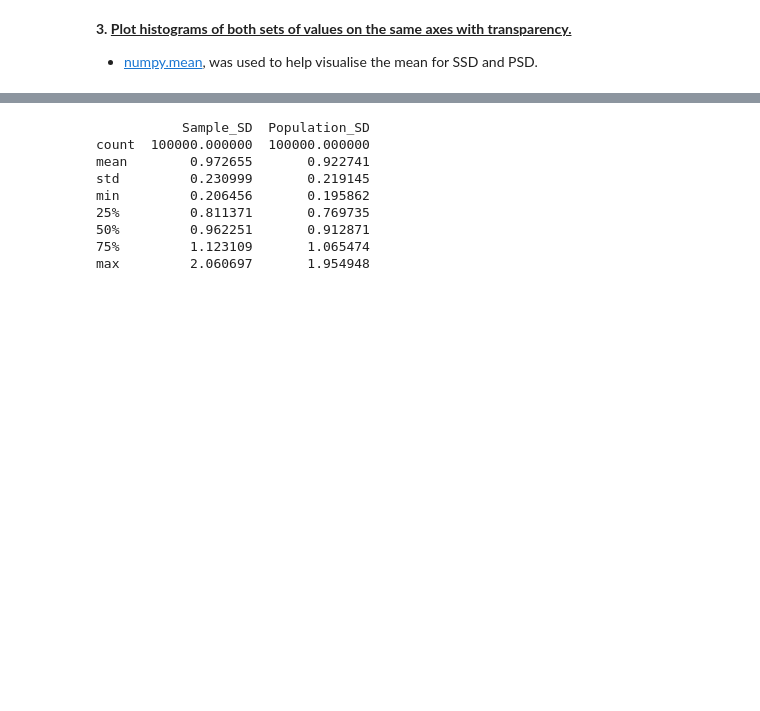
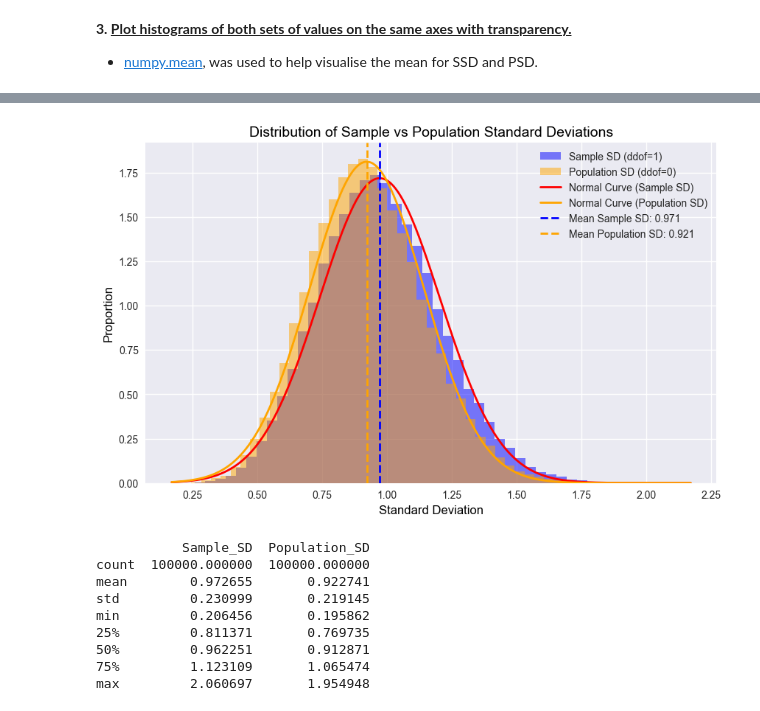
Before and after one commit to Laura6826/applied-statistics-8651, a Jupyter notebook: problems.ipynb, the cells around one changed output, grey strips where cells are left out. Saved outputs shown, nothing was run; the diff lists cells and outputs as text; code cells hidden in the pictures; blank space fills up the shorter version.

Commit message:
Modified P2 histograme to put a normal curve on both SSD and PSD

```diff
--- a/problems.ipynb
+++ b/problems.ipynb
@@ -563,3 +519,77 @@ plt.show()
+# %%
+import numpy as np
+import matplotlib.pyplot as plt
+from scipy.stats import norm
+
+# Compute mean and std for population distribution
+# np.mean → arithmetic mean of array
+# np.std(..., ddof=0) → population standard deviation (divide by N)
+# Reference: https://numpy.org/doc/stable/reference/generated/numpy.mean.html
+#            https://numpy.org/doc/stable/reference/generated/numpy.std.html
+mean_sample = np.mean(sample_sd)
+std_sample = np.std(sample_sd, ddof=1)
+
+mean_population = np.mean(population_sd)
+std_population = np.std(population_sd, ddof=0)
+
+# Compute mean and std for sample distribution
+# ddof=1 → sample standard deviation (divide by N-1)
+mean_sample = np.mean(sample_sd)
+std_sample = np.std(sample_sd, ddof=1)
+
+# Set plot style for cleaner visuals
+# Reference: https://matplotlib.org/stable/tutorials/introductory/customizing.html#using-style-sheets
+plt.style.use('seaborn-v0_8')
+
+# Create figure with specified size
+# Reference: https://matplotlib.org/stable/api/_as_gen/matplotlib.pyplot.figure.html
+plt.figure(figsize=(10, 6))
+
+# Plot normalized histograms (proportions)
+# bins=50 → number of intervals
+# alpha=0.5 → transparency
+# density=True → normalize histogram to proportions (area = 1)
+# Reference: https://matplotlib.org/stable/api/_as_gen/matplotlib.pyplot.hist.html
+plt.hist(sample_sd, bins=50, alpha=0.5, label='Sample SD (ddof=1)', color='blue', density=True)
+plt.hist(population_sd, bins=50, alpha=0.5, label='Population SD (ddof=0)', color='orange', density=True)
+
+# Generate x values for normal curves
+# np.linspace → evenly spaced values across range
+# Reference: https://numpy.org/doc/stable/reference/generated/numpy.linspace.html
+x = np.linspace(min(min(sample_sd), min(population_sd)),
+                max(max(sample_sd), max(population_sd)), 1000)
+
+# Normal distribution curve for sample SD
+# norm.pdf → probability density function of normal distribution
+# Reference: https://docs.scipy.org/doc/scipy/reference/generated/scipy.stats.norm.html
+y_sample = norm.pdf(x, loc=mean_sample, scale=std_sample)
+plt.plot(x, y_sample, 'r-', linewidth=2, label='Normal Curve (Sample SD)')
+
+# Normal distribution curve for population SD
+y_pop = norm.pdf(x, loc=mean_population, scale=std_population)
+plt.plot(x, y_pop, 'orange', linewidth=2, label='Normal Curve (Population SD)')
+
+# Add mean lines for both distributions
+# axvline → vertical line at given x-value
+# Reference: https://matplotlib.org/stable/api/_as_gen/matplotlib.pyplot.axvline.html
+plt.axvline(mean_sample, color='blue', linestyle='dashed', linewidth=2,
+            label=f'Mean Sample SD: {mean_sample:.3f}')
+plt.axvline(mean_population, color='orange', linestyle='dashed', linewidth=2,
+            label=f'Mean Population SD: {mean_population:.3f}')
+
+# Add title and labels
+# Reference: https://matplotlib.org/stable/tutorials/text/text_intro.html
+plt.title('Distribution of Sample vs Population Standard Deviations', fontsize=14, color='black')
+plt.xlabel('Standard Deviation', fontsize=12, color='black')
+plt.ylabel('Proportion', fontsize=12, color='black')
+
+# Add legend for clarity
+plt.legend()
+
+# Show plot
+plt.show()
+# %% [output]
+[figure, added]
 # %%
 #  To get a better look at the data, I created a DataFrame, and display descriptive statistics
 df = pd.DataFrame({
```
Also changed, not shown: parts of 5 cells of this notebook.
